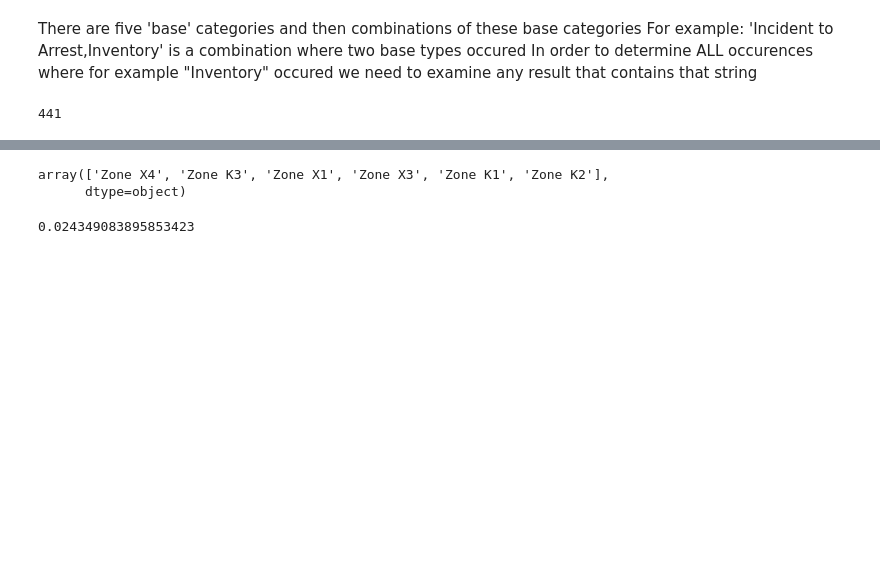
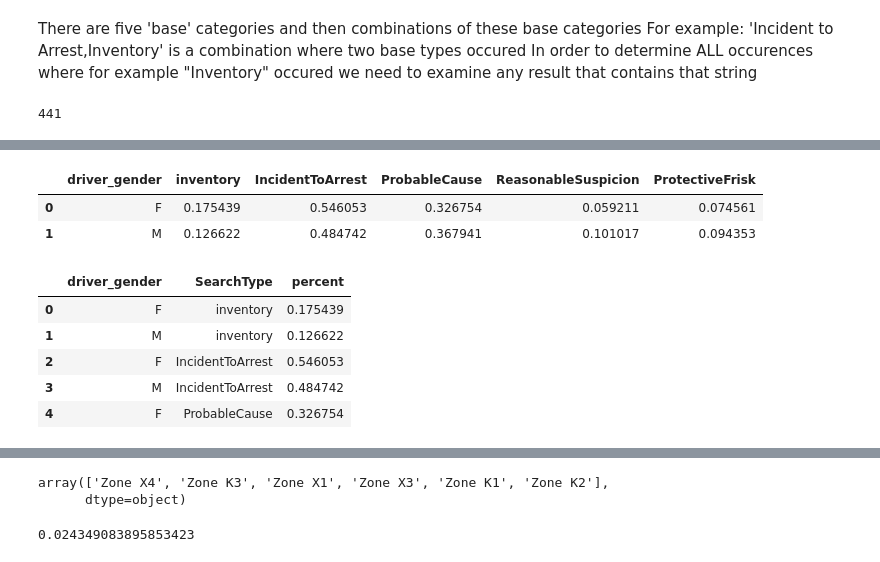
Before and after one commit to kipmadden/Stanford-Open-Policing-Project, a Jupyter notebook: Stanford Open Policing Project - Rhode Island Analysis.ipynb, the cells around one changed output, grey strips where cells are left out. Cells and saved outputs as stored; diff of their text form; code cells hidden in the pictures; blank space fills up the shorter version.

```diff
--- a/Stanford Open Policing Project - Rhode Island Analysis.ipynb
+++ b/Stanford Open Policing Project - Rhode Island Analysis.ipynb
@@ -402,0 +422,6 @@ AttributeError: 'numpy.float64' object has no attribute 'mul'
+# %%
+incidents.head()
+# %% [output]
+|  | driver_gender | inventory | IncidentToArrest | ProbableCause | ReasonableSuspicion | ProtectiveFrisk |
+| 0 | F | 0.175439 | 0.546053 | 0.326754 | 0.059211 | 0.074561 |
+| 1 | M | 0.126622 | 0.484742 | 0.367941 | 0.101017 | 0.094353 |
@@ -402,0 +430,9 @@ AttributeError: 'numpy.float64' object has no attribute 'mul'
+# %%
+incidents_melt.head()
+# %% [output]
+|  | driver_gender | SearchType | percent |
+| 0 | F | inventory | 0.175439 |
+| 1 | M | inventory | 0.126622 |
+| 2 | F | IncidentToArrest | 0.546053 |
+| 3 | M | IncidentToArrest | 0.484742 |
+| 4 | F | ProbableCause | 0.326754 |
```
Also changed, not shown: parts of 9 cells of this notebook.
